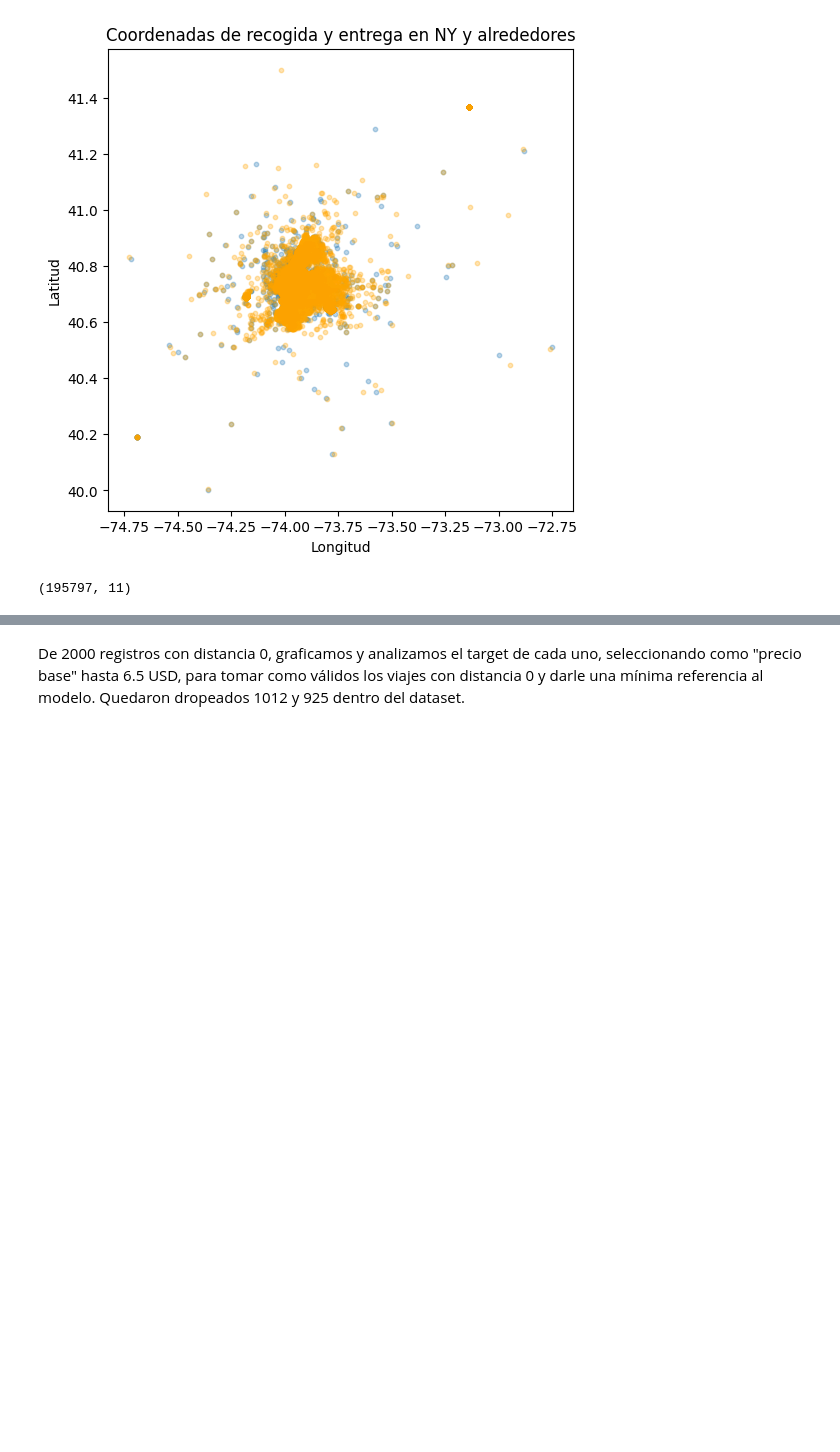
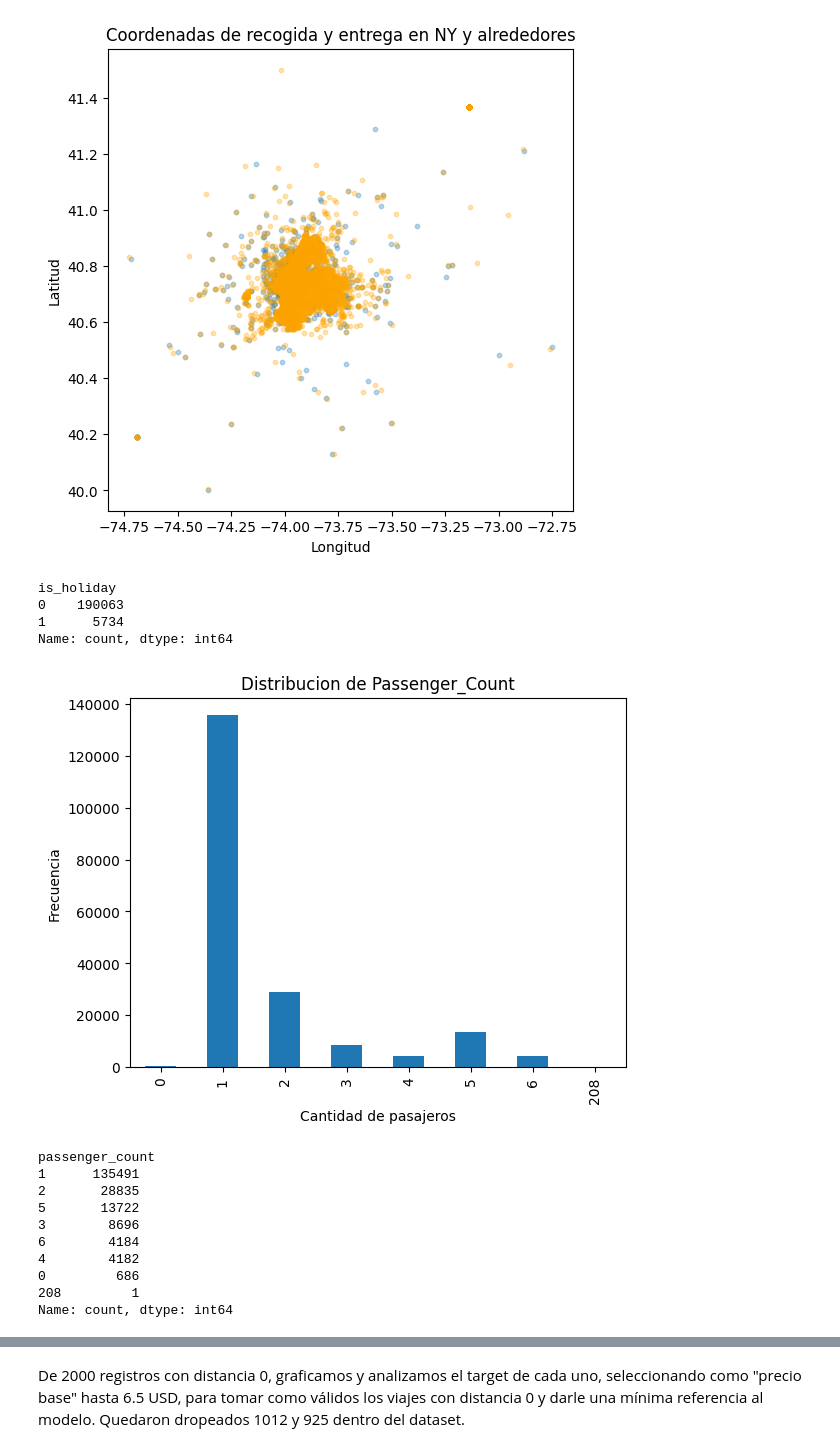
Before and after one commit to Flormezzano/TP-Regresion-AA1-2025C2-Mezzano-P-rez-Tapia, a Jupyter notebook: TP-Regresion-AA1-2025C2-Mezzano-Pérez-Tapia.ipynb, the cells around one changed output, grey strips where cells are left out. Drawn from its saved outputs; the diff is of its cells as text; code cells hidden in the pictures; blank space fills up the shorter version.

```diff
--- a/TP-Regresion-AA1-2025C2-Mezzano-Pérez-Tapia.ipynb
+++ b/TP-Regresion-AA1-2025C2-Mezzano-Pérez-Tapia.ipynb
@@ -227,9 +227,10 @@ df_filtrado_ny["pickup_datetime"] = pd.to_datetime(df["pickup_datetime"], errors
 
 df_filtrado_ny["pickup_datetime"] = df_filtrado_ny["pickup_datetime"].dt.tz_convert("America/New_York")
 
-us_holidays = holidays.US(state='NY')
+us_holidays = holidays.US(years=df_filtrado_ny["pickup_datetime"].dt.year.unique(), state="NY")
 
-df_filtrado_ny["is_holiday"] = df_filtrado_ny["pickup_datetime"].dt.date.astype('datetime64[ns]').isin(us_holidays).astype(int)
+df_filtrado_ny["is_holiday"] = df_filtrado_ny["pickup_datetime"].dt.date.isin(us_holidays).astype(int)
+
 
 df_filtrado_ny["is_workday"] = (
     (df_filtrado_ny["pickup_datetime"].dt.dayofweek < 4) &  # lunes a jueves
@@ -239,16 +240,45 @@ df_filtrado_ny["is_workday"] = (
 df_filtrado_ny[[ "is_holiday", "is_workday"]].value_counts()
 
 # Extraer hora
-df_filtrado_ny["pickup_hour"] = df_filtrado_ny["pickup_datetime"].dt.hour
+df_filtrado_ny["hora_recogida"] = df_filtrado_ny["pickup_datetime"].dt.hour
 
-# Dummy: hora pico (7-9 AM y 16-19 PM)
-df_filtrado_ny["is_rush_hour"] = (
-    df_filtrado_ny["pickup_hour"].between(6, 10) |
-    df_filtrado_ny["pickup_hour"].between(16, 20)
+df_filtrado_ny["mañana"] = (
+    df_filtrado_ny["hora_recogida"].between(6, 11)
 ).astype(int)
 
-df_modelo = df_filtrado_ny.drop(columns=["pickup_hour", "pickup_datetime", "date"])
+df_filtrado_ny["tarde"] = (
+    df_filtrado_ny["hora_recogida"].between(12, 19)
+).astype(int)
 
-df_modelo.shape
+df_filtrado_ny["noche"] = (
+    df_filtrado_ny["hora_recogida"].between(20, 23)
+).astype(int)
+
+
+df_modelo = df_filtrado_ny.drop(columns=["key", "hora_recogida", "pickup_datetime", "date"])
+
+df_modelo["is_holiday"].value_counts()
 # %% [output]
-(195797, 11)
+is_holiday
+0    190063
+1      5734
+Name: count, dtype: int64
+# %%
+df_modelo["passenger_count"].value_counts().sort_index().plot(kind='bar')
+plt.title("Distribucion de Passenger_Count")
+plt.xlabel("Cantidad de pasajeros")
+plt.ylabel("Frecuencia")
+plt.show()
+df_modelo["passenger_count"].value_counts()
+# %% [output]
+[figure, added]
+passenger_count
+1      135491
+2       28835
+5       13722
+3        8696
+6        4184
+4        4182
+0         686
+208         1
+Name: count, dtype: int64
```
Also changed, not shown: parts of 13 cells of this notebook.
